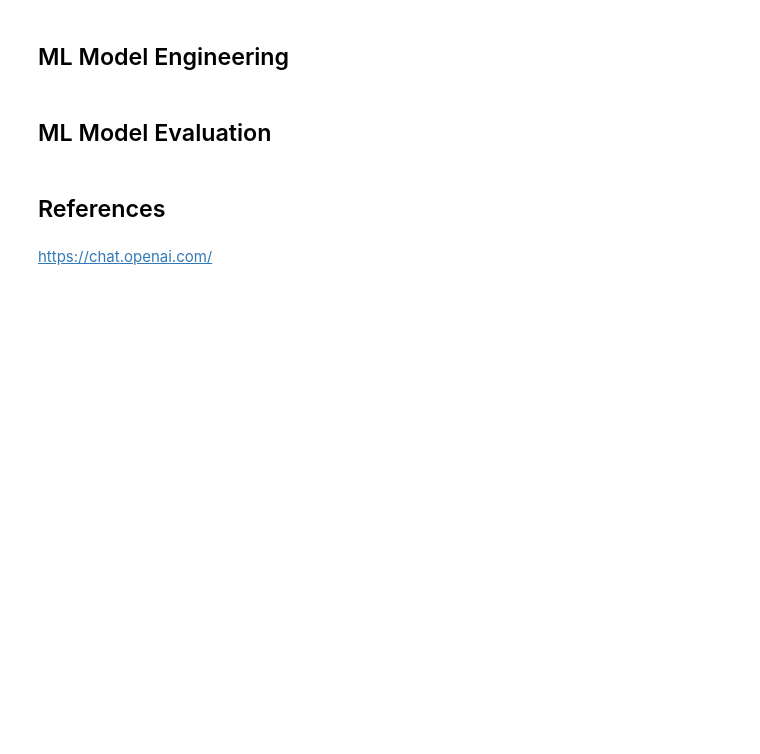
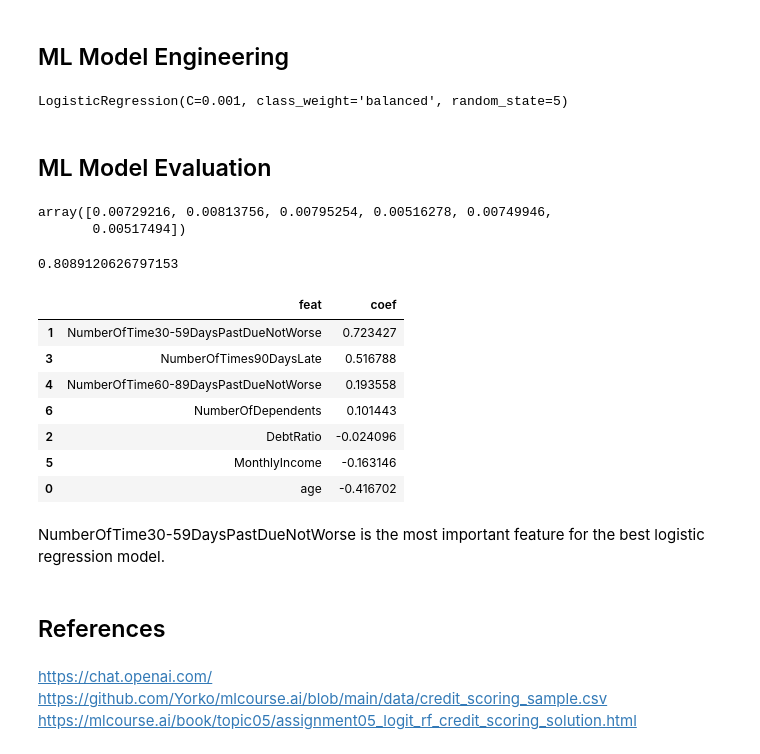
Before and after one commit to jjmartegarcia/machinelearning, a Jupyter notebook: excercises/LogisticRegression/CreditScoring.ipynb, the cells around one changed output. Cells and saved outputs as stored; diff of their text form; code cells hidden in the pictures; blank space fills up the shorter version.

```diff
--- a/excercises/LogisticRegression/CreditScoring.ipynb
+++ b/excercises/LogisticRegression/CreditScoring.ipynb
@@ -16,4 +83,20 @@ Please install the following dependencies using pip install:
 # %% [markdown]
 ## ML Data Engineering
+# %%
+# The independent column names.
+independent_columns_names = [x for x in df if x != "SeriousDlqin2yrs"]
+# %%
+# Replace NaN values with the median for each column.
+def fill_nan(table):
+    for col in table.columns:
+        table[col] = table[col].fillna(table[col].median())
+    return table
+# %%
+# Replace NaN values.
+table = fill_nan(df)
+# %%
+# Separate the target variable and input features.
+X = table[independent_columns_names]
+y = table["SeriousDlqin2yrs"]
 # %% [markdown]
 ## ML Model Engineering
@@ -20,6 +112,49 @@ Please install the following dependencies using pip install:
+# %%
+# Look at the ROC AUC against different values of the grid search parameters.
+grid_search = GridSearchCV(lr, parameters, n_jobs=-1, scoring="roc_auc", cv=skf)
+grid_search = grid_search.fit(X, y)
+grid_search.best_estimator_
+# %% [output]
+LogisticRegression(C=0.001, class_weight='balanced', random_state=5)
 # %% [markdown]
 ## ML Model Evaluation
+# %%
+# Display the standard deviations.
+grid_search.cv_results_["std_test_score"]
+# %% [output]
+array([0.00729216, 0.00813756, 0.00795254, 0.00516278, 0.00749946,
+       0.00517494])
+# %%
+# The ROC AUC value of the best model
+grid_search.best_score_
+# %% [output]
+0.8089120626797153
+# %%
+# Feature importance is defined by the absolute value of its corresponding coefficient.
+lr = LogisticRegression(C=0.001, random_state=5, class_weight="balanced")
+
+# First normalize all the feature values so that it will be correct to compare them.
+scal = StandardScaler()
+lr.fit(scal.fit_transform(X), y)
+
+# Display the feature importance.
+pd.DataFrame(
+    {"feat": independent_columns_names, "coef": lr.coef_.flatten().tolist()}
+).sort_values(by="coef", ascending=False)
+# %% [output]
+|  | feat | coef |
+| 1 | NumberOfTime30-59DaysPastDueNotWorse | 0.723427 |
+| 3 | NumberOfTimes90DaysLate | 0.516788 |
+| 4 | NumberOfTime60-89DaysPastDueNotWorse | 0.193558 |
+| 6 | NumberOfDependents | 0.101443 |
+| 2 | DebtRatio | -0.024096 |
+| 5 | MonthlyIncome | -0.163146 |
+| 0 | age | -0.416702 |
+# %% [markdown]
+NumberOfTime30-59DaysPastDueNotWorse is the most important feature for the best logistic regression model.
 # %% [markdown]
 ## References
-# %% [markdown]
-https://chat.openai.com/<br>
+# %% [markdown]
+https://chat.openai.com/<br>
+https://github.com/Yorko/mlcourse.ai/blob/main/data/credit_scoring_sample.csv<br>
+https://mlcourse.ai/book/topic05/assignment05_logit_rf_credit_scoring_solution.html
```
Also changed, not shown: parts of 11 cells of this notebook, 1 other file.
